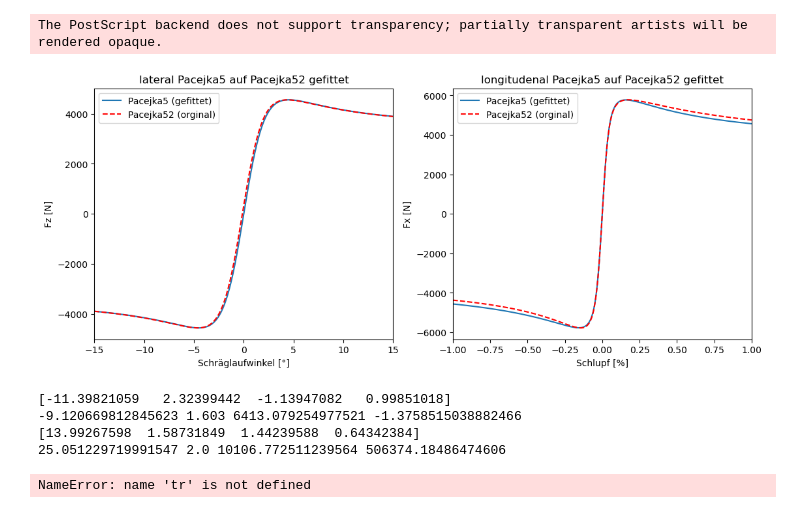
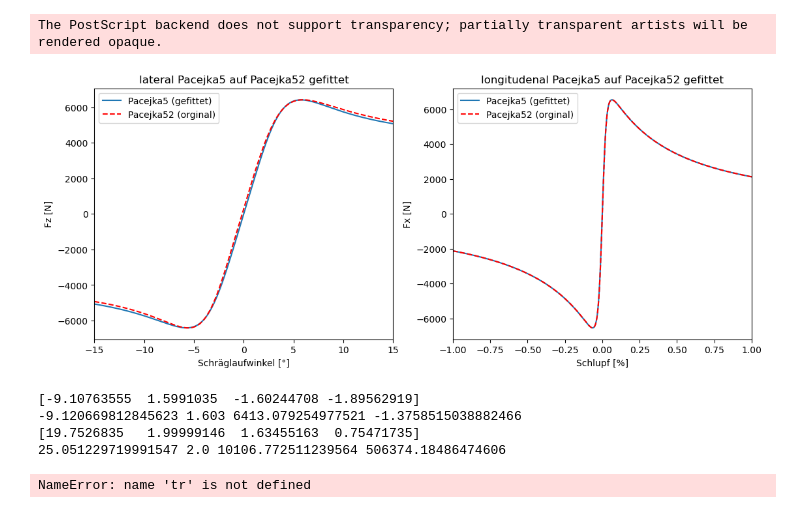
Before and after one commit to BenediktRuhland/SA-Tire-model, a Jupyter notebook: model/MFsimpel_fit.ipynb, the cells around one changed output. Saved outputs shown, nothing was run; the diff lists cells and outputs as text; code cells hidden in the pictures.

```diff
--- a/model/MFsimpel_fit.ipynb
+++ b/model/MFsimpel_fit.ipynb
@@ -20,8 +20,8 @@ IA = 0
 Sx = np.linspace(-1,1,i)
 Sy = np.linspace(-0.3,0.3,i)
 
-Fy_pa52 = pa52pa.Pacejka52_lat(Fz,Sy,IA,Fz0,'PKW')[0]
-Fx_pa52 = pa52pa.Pacejka52_long(Fz,Sx,IA,Fz0,'PKW')[0]
+Fy_pa52 = pa52pa.Pacejka52_lat(Fz,Sy,IA,Fz0,'INDY')[0]
+Fx_pa52 = pa52pa.Pacejka52_long(Fz,Sx,IA,Fz0,'INDY')[0]
 
 #intial guess
 Fy_params_init = [-8,1.6,11000,-3]
@@ -44,34 +44,34 @@ Fx_fit = func_Fx(Sx,Fx_params[0],Fx_params[1],Fx_params[2],Fx_params[3])
 
 
 
 
 
 
 fig,ax = plt.subplots(1,2, figsize = [13,5])
 Sy_plot = np.linspace(-15,15,i)
 ax[0].plot(Sy_plot,Fy_fit)
 ax[0].plot(Sy_plot,Fy_pa52,'r--')
 ax[0].set_xlabel('Schräglaufwinkel [°]')
 ax[0].set_xlim(-15,15)
 ax[0].set_ylabel('Fz [N]')
 ax[0].set_title('lateral Pacejka5 auf Pacejka52 gefittet')
 ax[0].legend(['Pacejka5 (gefittet)','Pacejka52 (orginal)'])
 
 
 
 ax[1].plot(Sx,Fx_fit)
 ax[1].plot(Sx,Fx_pa52,'r--')
 ax[1].set_xlabel('Schlupf [%]')
 ax[1].set_ylabel('Fx [N]')
 ax[1].set_xlim(-1,1)
 ax[1].set_title('longitudenal Pacejka5 auf Pacejka52 gefittet')
 ax[1].legend(['Pacejka5 (gefittet)','Pacejka52 (orginal)'])
 
 
 fig.savefig('pa5_fit.eps', format='eps')
 # %% [output]
 The PostScript backend does not support transparency; partially transparent artists will be rendered opaque.
-[figure, old version]
+[figure, new version]
 # %%
 ################################################################################
 #vergleich parameter
@@ -83,9 +83,9 @@ print(pa52.Pacejka52_lat(Fz,Sy,IA,Fz0)[2],pa52.Pacejka52_lat(Fz,Sy,IA,Fz0)[3],pa
 print(Fx_params)
 print(pa52.Pacejka52_long(8000,Sx,IA,Fz0)[2],pa52.Pacejka52_long(8000,Sx,IA,Fz0)[3],pa52.Pacejka52_long(8000,Sx,IA,Fz0)[1],pa52.Pacejka52_long(8000,Sx,IA,Fz0)[4])
 # %% [output]
-[-11.39821059   2.32399442  -1.13947082   0.99851018]
+[-9.10763555  1.5991035  -1.60244708 -1.89562919]
 -9.120669812845623 1.603 6413.079254977521 -1.3758515038882466
-[13.99267598  1.58731849  1.44239588  0.64342384]
+[19.7526835   1.99999146  1.63455163  0.75471735]
 25.051229719991547 2.0 10106.772511239564 506374.18486474606
 # %%
 ################################################################################
```
Also changed, not shown: 3 other files.
